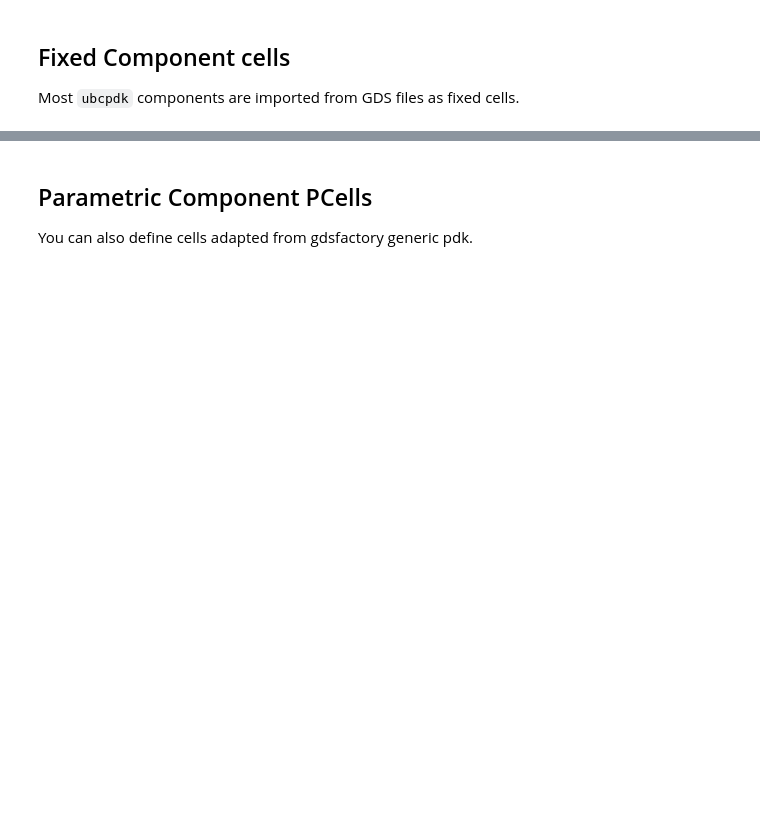
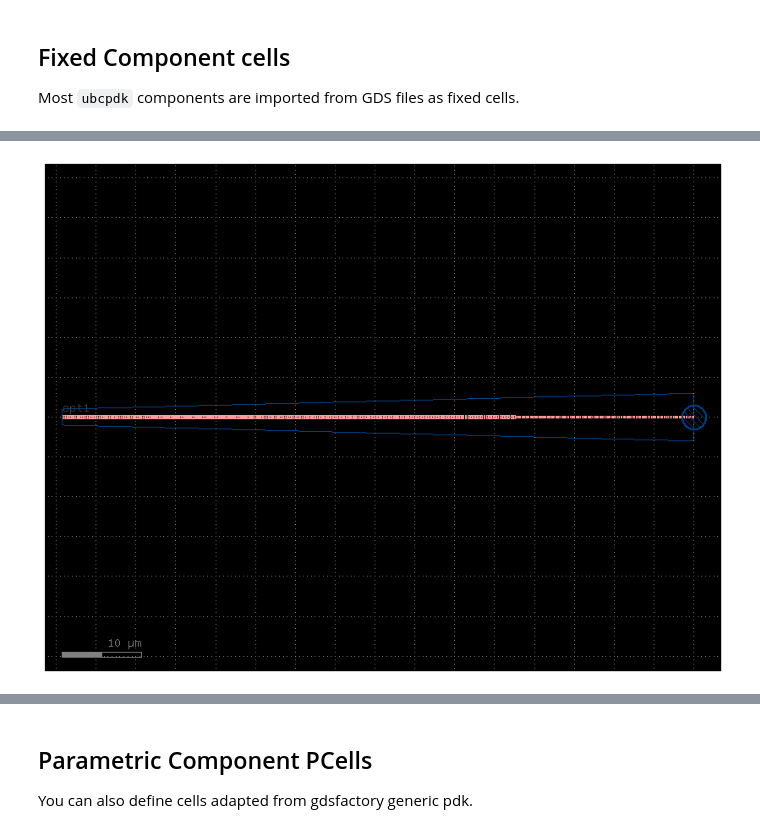
Before and after one commit to gdsfactory/ubc, a Jupyter notebook: docs/notebooks/00_layout.ipynb, the cells around one changed output, grey strips where cells are left out. Saved outputs shown, nothing was run; the diff lists cells and outputs as text; code cells hidden in the pictures; blank space fills up the shorter version.

```diff
--- a/docs/notebooks/00_layout.ipynb
+++ b/docs/notebooks/00_layout.ipynb
@@ -16,4 +22,6 @@ c.plot()
 # %%
-c = uc.ebeam_swg_edgecoupler()
+c = cells.ebeam_swg_edgecoupler()
 c.plot()
+# %% [output]
+[figure, added]
 # %%
```
Also changed, not shown: parts of 22 cells of this notebook, 9 other files.
